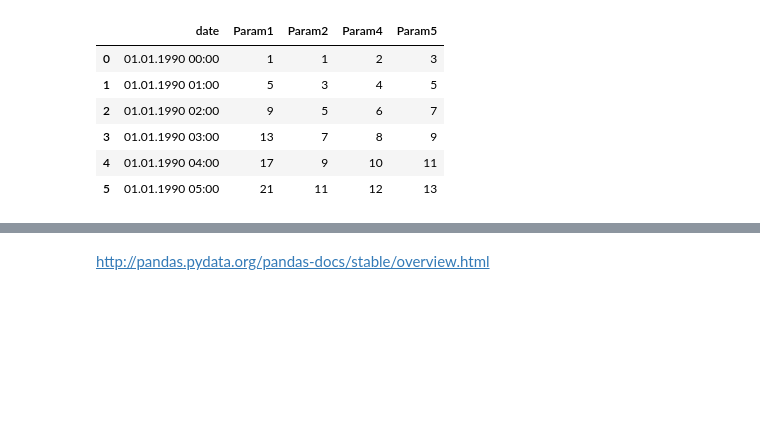
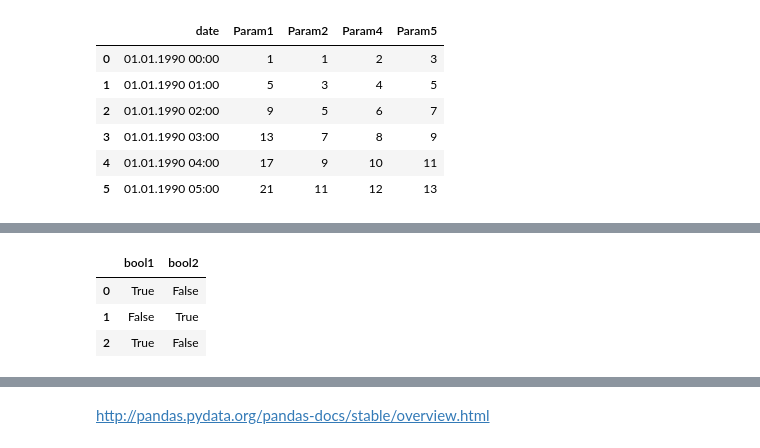
Before and after one commit to Wuyanan520/learn_pandas, a Jupyter notebook: learn_pandas.ipynb, the cells around one changed output, grey strips where cells are left out. Cells and saved outputs as stored; diff of their text form; code cells hidden in the pictures; blank space fills up the shorter version.

```diff
--- a/learn_pandas.ipynb
+++ b/learn_pandas.ipynb
@@ -1492,0 +1648,7 @@ columns = pd.read_csv(StringIO(data.decode('UTF-8')), sep=';',header=10, parse_d
+# %%
+df.select_dtypes(include=[bool])
+# %% [output]
+|  | bool1 | bool2 |
+| 0 | True | False |
+| 1 | False | True |
+| 2 | True | False |
```
Also changed, not shown: parts of 30 cells of this notebook.
